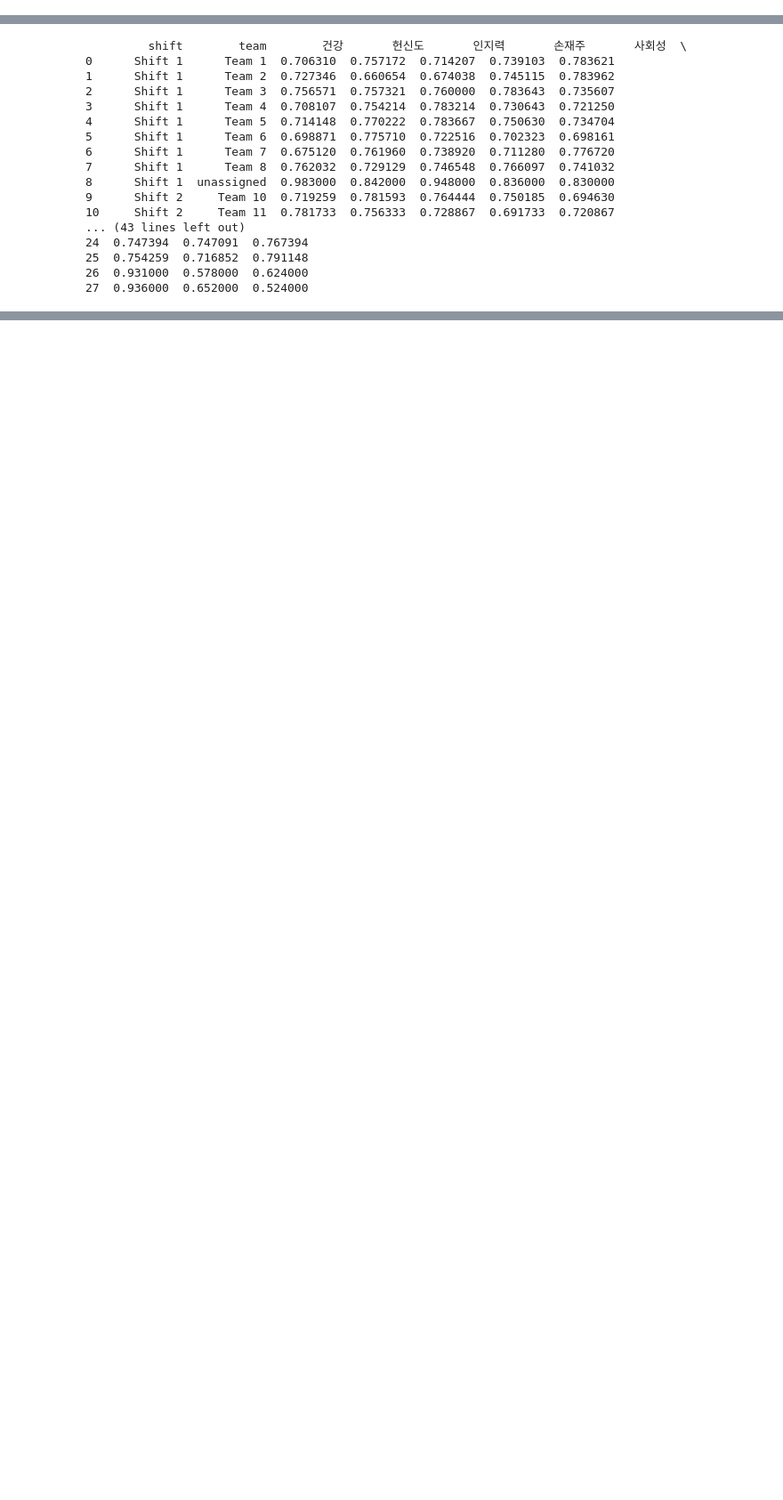
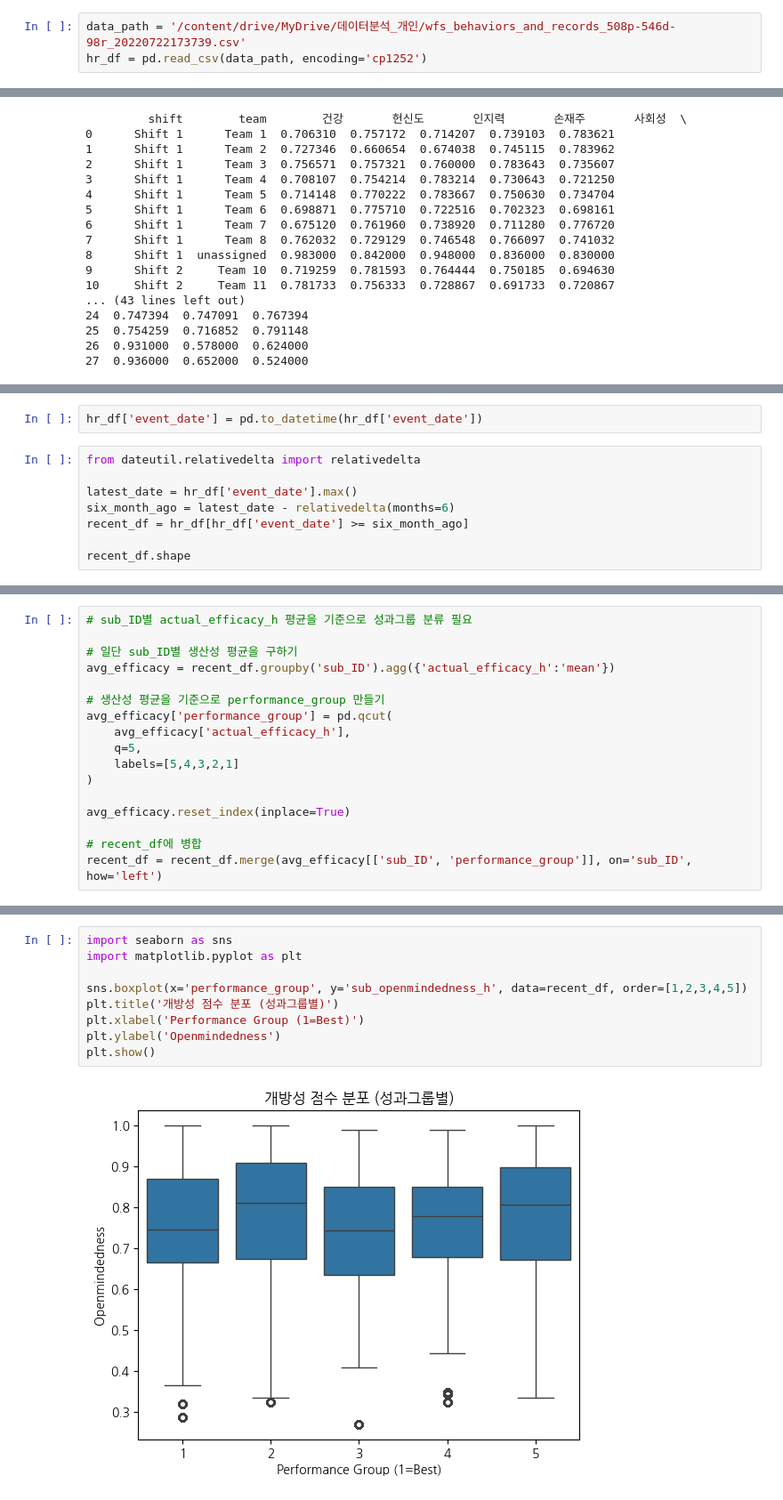
Before and after one commit to Myungbin-Choi/HR_profiling, a Jupyter notebook: profiling_HR.ipynb, the cells around one changed output, grey strips where cells are left out. Shown at 89% size. Saved outputs shown, nothing was run; the diff lists cells and outputs as text; blank space fills up the shorter version.

```diff
--- a/profiling_HR.ipynb
+++ b/profiling_HR.ipynb
@@ -37,2 +73,5 @@ hr_df = pd.read_csv(data_path, encoding='cp1252')
+# %%
+data_path = '/content/drive/MyDrive/데이터분석_개인/wfs_behaviors_and_records_508p-546d-98r_20220722173739.csv'
+hr_df = pd.read_csv(data_path, encoding='cp1252')
 # %% [markdown]
 # 1. 우리 회사 직원 현황
@@ -175,0 +305,10 @@ print(shift_info)
+# %%
+hr_df['event_date'] = pd.to_datetime(hr_df['event_date'])
+# %%
+from dateutil.relativedelta import relativedelta
+
+latest_date = hr_df['event_date'].max()
+six_month_ago = latest_date - relativedelta(months=6)
+recent_df = hr_df[hr_df['event_date'] >= six_month_ago]
+
+recent_df.shape
@@ -175,0 +347,17 @@ print(shift_info)
+# %%
+# sub_ID별 actual_efficacy_h 평균을 기준으로 성과그룹 분류 필요
+
+# 일단 sub_ID별 생산성 평균을 구하기
+avg_efficacy = recent_df.groupby('sub_ID').agg({'actual_efficacy_h':'mean'})
+
+# 생산성 평균을 기준으로 performance_group 만들기
+avg_efficacy['performance_group'] = pd.qcut(
+    avg_efficacy['actual_efficacy_h'],
+    q=5,
+    labels=[5,4,3,2,1]
+)
+
+avg_efficacy.reset_index(inplace=True)
+
+# recent_df에 병합
+recent_df = recent_df.merge(avg_efficacy[['sub_ID', 'performance_group']], on='sub_ID', how='left')
@@ -175,0 +461,11 @@ print(shift_info)
+# %%
+import seaborn as sns
+import matplotlib.pyplot as plt
+
+sns.boxplot(x='performance_group', y='sub_openmindedness_h', data=recent_df, order=[1,2,3,4,5])
+plt.title('개방성 점수 분포 (성과그룹별)')
+plt.xlabel('Performance Group (1=Best)')
+plt.ylabel('Openmindedness')
+plt.show()
+# %% [output]
+[figure, added]
```
Also changed, not shown: parts of 130 cells of this notebook.
